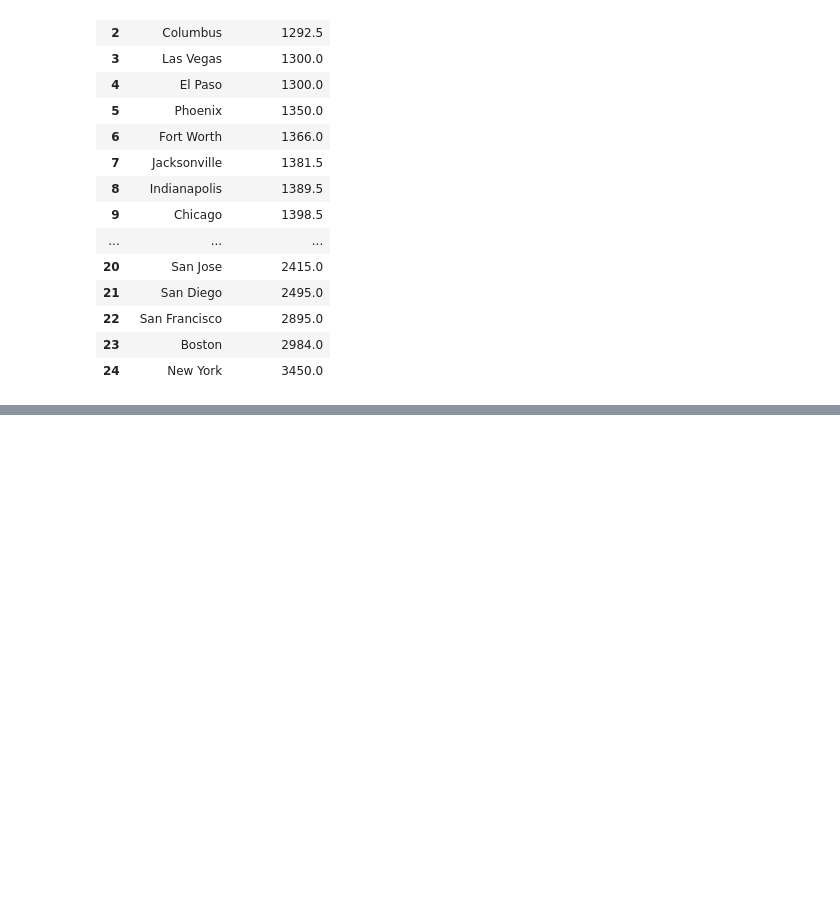
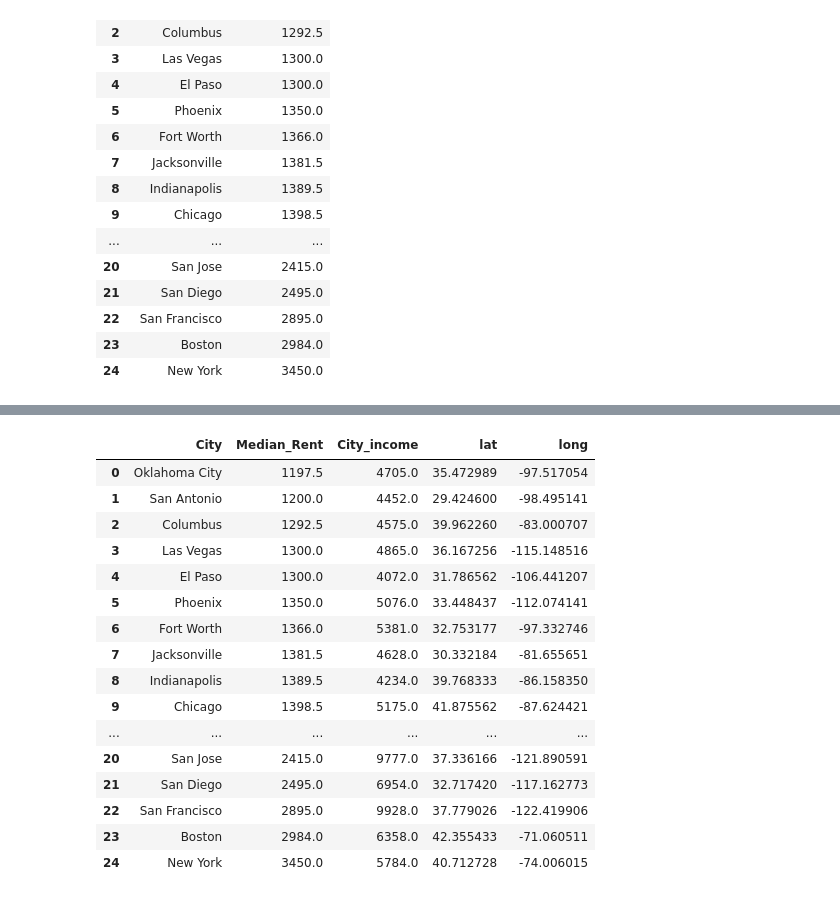
Before and after one commit to jrongtt/ApartmentDashboard, a Jupyter notebook: medians.ipynb, the cells around one changed output, grey strips where cells are left out. Saved outputs shown, nothing was run; the diff lists cells and outputs as text; code cells hidden in the pictures; blank space fills up the shorter version.

```diff
--- a/medians.ipynb
+++ b/medians.ipynb
@@ -264,0 +199,8 @@ df2
+# %%
+# Add Latitude and Longitude for
+for i in range(len(df2)):
+    print(i)
+    geolocator = Nominatim(user_agent="sss")
+    location = geolocator.geocode(df.iloc[i, 0])
+    df2.iloc[i, 3] = location.latitude
+    df2.iloc[i, 4] = location.longitude
@@ -265,2 +225,22 @@ df2
+# %%
+df2
+# %% [output]
+|  | City | Median_Rent | City_income | lat | long |
+| 0 | Oklahoma City | 1197.5 | 4705.0 | 35.472989 | -97.517054 |
+| 1 | San Antonio | 1200.0 | 4452.0 | 29.424600 | -98.495141 |
+| 2 | Columbus | 1292.5 | 4575.0 | 39.962260 | -83.000707 |
+| 3 | Las Vegas | 1300.0 | 4865.0 | 36.167256 | -115.148516 |
+| 4 | El Paso | 1300.0 | 4072.0 | 31.786562 | -106.441207 |
+| 5 | Phoenix | 1350.0 | 5076.0 | 33.448437 | -112.074141 |
+| 6 | Fort Worth | 1366.0 | 5381.0 | 32.753177 | -97.332746 |
+| 7 | Jacksonville | 1381.5 | 4628.0 | 30.332184 | -81.655651 |
+| 8 | Indianapolis | 1389.5 | 4234.0 | 39.768333 | -86.158350 |
+| 9 | Chicago | 1398.5 | 5175.0 | 41.875562 | -87.624421 |
+| ... | ... | ... | ... | ... | ... |
+| 20 | San Jose | 2415.0 | 9777.0 | 37.336166 | -121.890591 |
+| 21 | San Diego | 2495.0 | 6954.0 | 32.717420 | -117.162773 |
+| 22 | San Francisco | 2895.0 | 9928.0 | 37.779026 | -122.419906 |
+| 23 | Boston | 2984.0 | 6358.0 | 42.355433 | -71.060511 |
+| 24 | New York | 3450.0 | 5784.0 | 40.712728 | -74.006015 |
 # %%
 df2.to_csv('city_median_income.csv')
```
Also changed, not shown: parts of 14 cells of this notebook, 1 other file.
